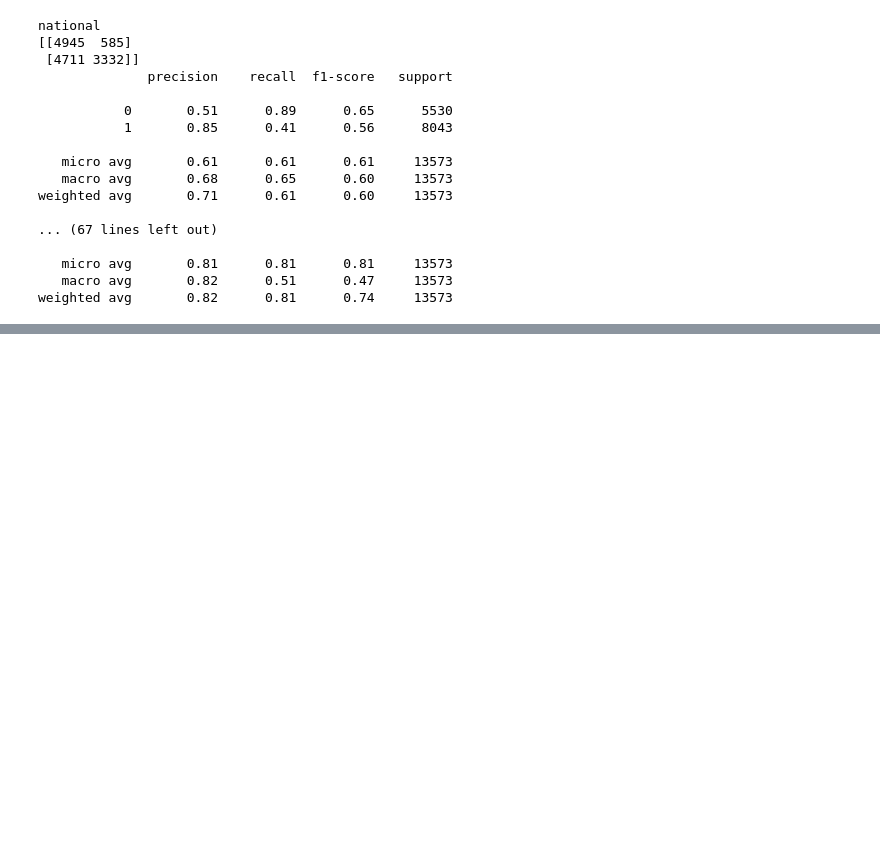
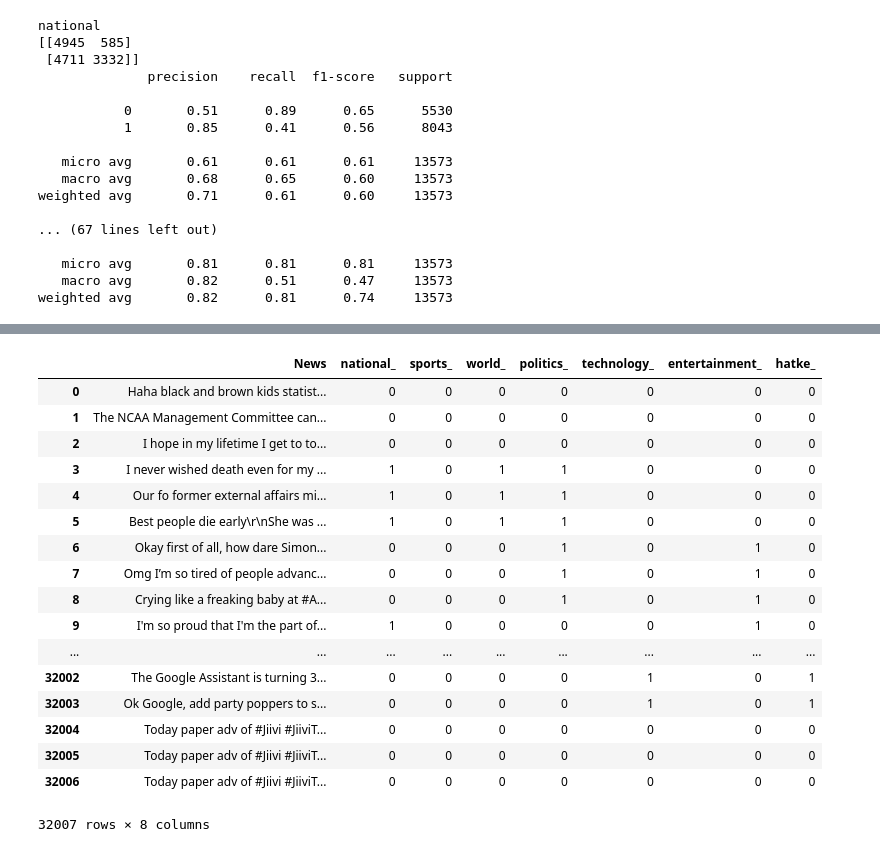
Before and after one commit to Ritvik19/News-Classifier, a Jupyter notebook: v3.ipynb, the cells around one changed output, grey strips where cells are left out. Cells and saved outputs as stored; diff of their text form; code cells hidden in the pictures; blank space fills up the shorter version.

```diff
--- a/v3.ipynb
+++ b/v3.ipynb
@@ -336,0 +318,21 @@ tweets
+# %%
+tweets[['News']+pred_labels]
+# %% [output]
+|  | News | national_ | sports_ | world_ | politics_ | technology_ | entertainment_ | hatke_ |
+| 0 | Haha black and brown kids statist... | 0 | 0 | 0 | 0 | 0 | 0 | 0 |
+| 1 | The NCAA Management Committee can... | 0 | 0 | 0 | 0 | 0 | 0 | 0 |
+| 2 | I hope in my lifetime I get to to... | 0 | 0 | 0 | 0 | 0 | 0 | 0 |
+| 3 | I never wished death even for my ... | 1 | 0 | 1 | 1 | 0 | 0 | 0 |
+| 4 | Our fo former external affairs mi... | 1 | 0 | 1 | 1 | 0 | 0 | 0 |
+| 5 | Best people die early\r\nShe was ... | 1 | 0 | 1 | 1 | 0 | 0 | 0 |
+| 6 | Okay first of all, how dare Simon... | 0 | 0 | 0 | 1 | 0 | 1 | 0 |
+| 7 | Omg I’m so tired of people advanc... | 0 | 0 | 0 | 1 | 0 | 1 | 0 |
+| 8 | Crying like a freaking baby at #A... | 0 | 0 | 0 | 1 | 0 | 1 | 0 |
+| 9 | I'm so proud that I'm the part of... | 1 | 0 | 0 | 0 | 0 | 1 | 0 |
+| ... | ... | ... | ... | ... | ... | ... | ... | ... |
+| 32002 | The Google Assistant is turning 3... | 0 | 0 | 0 | 0 | 1 | 0 | 1 |
+| 32003 | Ok Google, add party poppers to s... | 0 | 0 | 0 | 0 | 1 | 0 | 1 |
+| 32004 | Today paper adv of #Jiivi #JiiviT... | 0 | 0 | 0 | 0 | 0 | 0 | 0 |
+| 32005 | Today paper adv of #Jiivi #JiiviT... | 0 | 0 | 0 | 0 | 0 | 0 | 0 |
+| 32006 | Today paper adv of #Jiivi #JiiviT... | 0 | 0 | 0 | 0 | 0 | 0 | 0 |
+32007 rows × 8 columns
```
Also changed, not shown: parts of 19 cells of this notebook.
